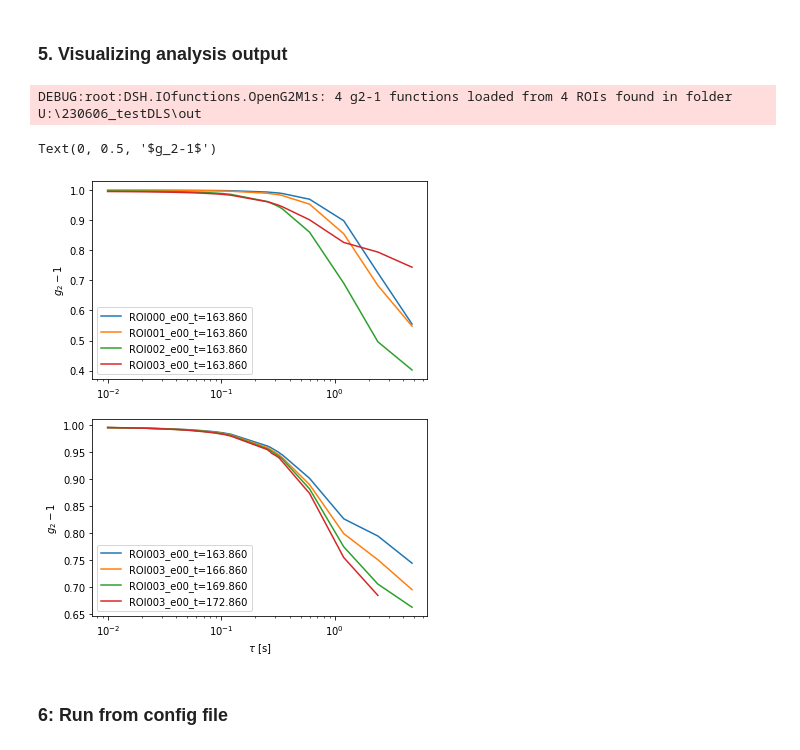
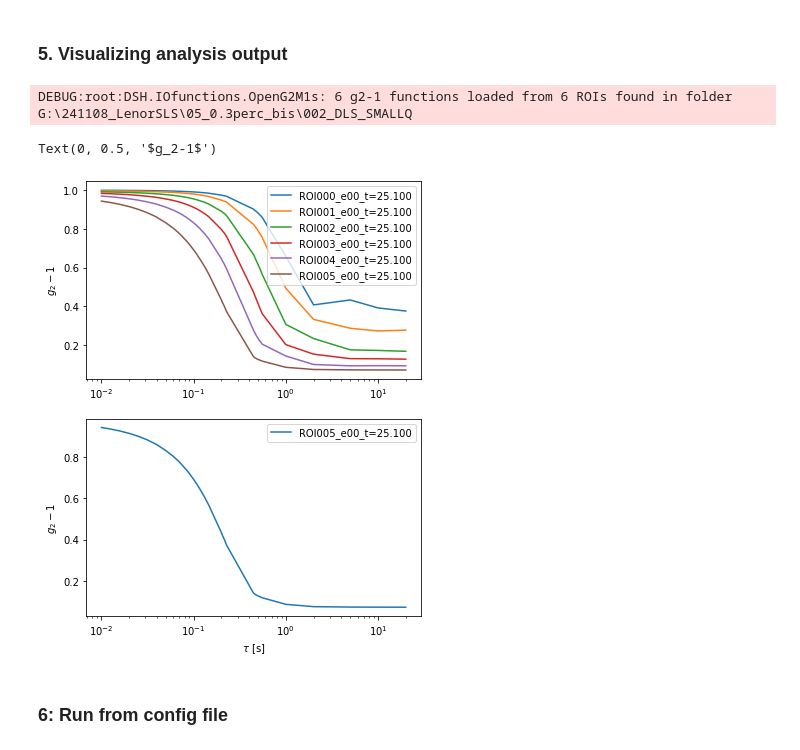
Before and after one commit to steaime/DSHpy, a Jupyter notebook: example1a_SALSanalysis.ipynb, the cells around one changed output. Drawn from its saved outputs; the diff is of its cells as text; code cells hidden in the pictures.

```diff
--- a/example1a_SALSanalysis.ipynb
+++ b/example1a_SALSanalysis.ipynb
@@ -27,8 +27,8 @@ INFO:root:SALS tutorial started
 # %% [markdown]
 ### 1. Open SALS results
 # %%
-froot = r'U:\230606_testDLS'
-fname_prefix = '007_DLS'
+froot = r'G:\241108_LenorSLS\05_0.3perc_bis'
+fname_prefix = '002_DLS_SMALLQ'
 imgTimes, imgTimes_hdr = iof.LoadResFile(os.path.join(froot, fname_prefix+'_imgTimes.dat'), readHeader=True, isolateFirst=0, delimiter='\t', comments='#', missing_values='-')
 print(imgTimes_hdr)
 
@@ -144,25 +146,25 @@ Wall time: 1min 17s
 # %% [markdown]
 ### 5. Visualizing analysis output
 # %%
-g2m1_data, lagtimes, imgtimes, ROI_list, exptime_list = iof.OpenG2M1s(os.path.join(froot, 'out'))
+g2m1_data, lagtimes, imgtimes, ROI_list, exptime_list = iof.OpenG2M1s(os.path.join(froot, fname_prefix))
 fig, ax = plt.subplots(nrows=2, figsize=(6, 8))
 tidx=0
 for i in range(len(g2m1_data)):
     ax[0].plot(lagtimes[i][tidx][1:], g2m1_data[i][tidx][1:], label='ROI'+str(ROI_list[i]).zfill(3)+'_e'+str(exptime_list[i]).zfill(2)+'_t={0:.3f}'.format(imgtimes[i][tidx]))
 ax[0].set_xscale('log')
 ax[0].legend()
 ridx=-1
 for i in range(len(g2m1_data[ridx])):
     ax[1].plot(lagtimes[ridx][i][1:], g2m1_data[ridx][i][1:], label='ROI'+str(ROI_list[ridx]).zfill(3)+'_e'+str(exptime_list[ridx]).zfill(2)+'_t={0:.3f}'.format(imgtimes[ridx][i]))
 ax[1].set_xscale('log')
 ax[1].legend()
 ax[1].set_xlabel(r'$\tau$ [s]')
 ax[0].set_ylabel(r'$g_2-1$')
 ax[1].set_ylabel(r'$g_2-1$')
 # %% [output]
-DEBUG:root:DSH.IOfunctions.OpenG2M1s: 4 g2-1 functions loaded from 4 ROIs found in folder U:\230606_testDLS\out
+DEBUG:root:DSH.IOfunctions.OpenG2M1s: 6 g2-1 functions loaded from 6 ROIs found in folder G:\241108_LenorSLS\05_0.3perc_bis\002_DLS_SMALLQ
 Text(0, 0.5, '$g_2-1$')
-[figure, old version]
+[figure, new version]
 # %% [markdown]
 ### 6: Run from config file
 # %%
```
Also changed, not shown: parts of 4 cells of this notebook, 5 other files.
